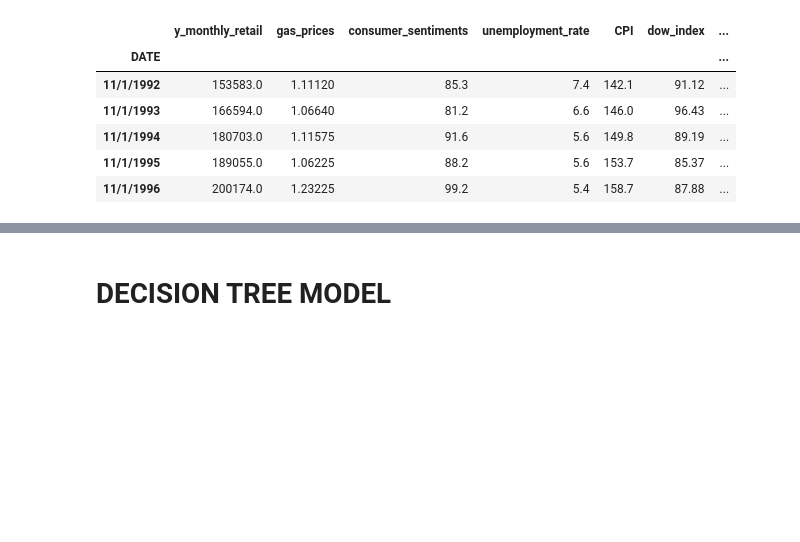
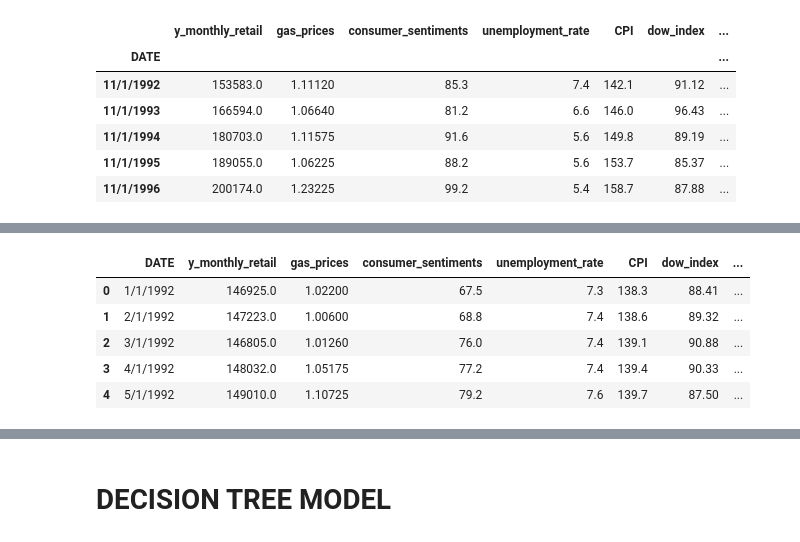
Before and after one commit to junaidqamer/HolidaySales, a Jupyter notebook: Main_notebook.ipynb, the cells around one changed output, grey strips where cells are left out. Saved outputs shown, nothing was run; the diff lists cells and outputs as text; code cells hidden in the pictures; blank space fills up the shorter version.

```diff
--- a/Main_notebook.ipynb
+++ b/Main_notebook.ipynb
@@ -653,2 +651,14 @@ Main_df.head()
 # %%
 Main_df.to_csv("Main_df.csv")
+# %%
+file_path=Path("DataSets/features.csv")
+features_df=pd.read_csv(file_path,infer_datetime_format=True,parse_dates=True)
+
+features_df.head()
+# %% [output]
+|  | DATE | y_monthly_retail | gas_prices | consumer_sentiments | unemployment_rate | CPI | dow_index | ... |
+| 0 | 1/1/1992 | 146925.0 | 1.02200 | 67.5 | 7.3 | 138.3 | 88.41 | ... |
+| 1 | 2/1/1992 | 147223.0 | 1.00600 | 68.8 | 7.4 | 138.6 | 89.32 | ... |
+| 2 | 3/1/1992 | 146805.0 | 1.01260 | 76.0 | 7.4 | 139.1 | 90.88 | ... |
+| 3 | 4/1/1992 | 148032.0 | 1.05175 | 77.2 | 7.4 | 139.4 | 90.33 | ... |
+| 4 | 5/1/1992 | 149010.0 | 1.10725 | 79.2 | 7.6 | 139.7 | 87.50 | ... |
```
Also changed, not shown: parts of 8 cells of this notebook, 1 other file.
